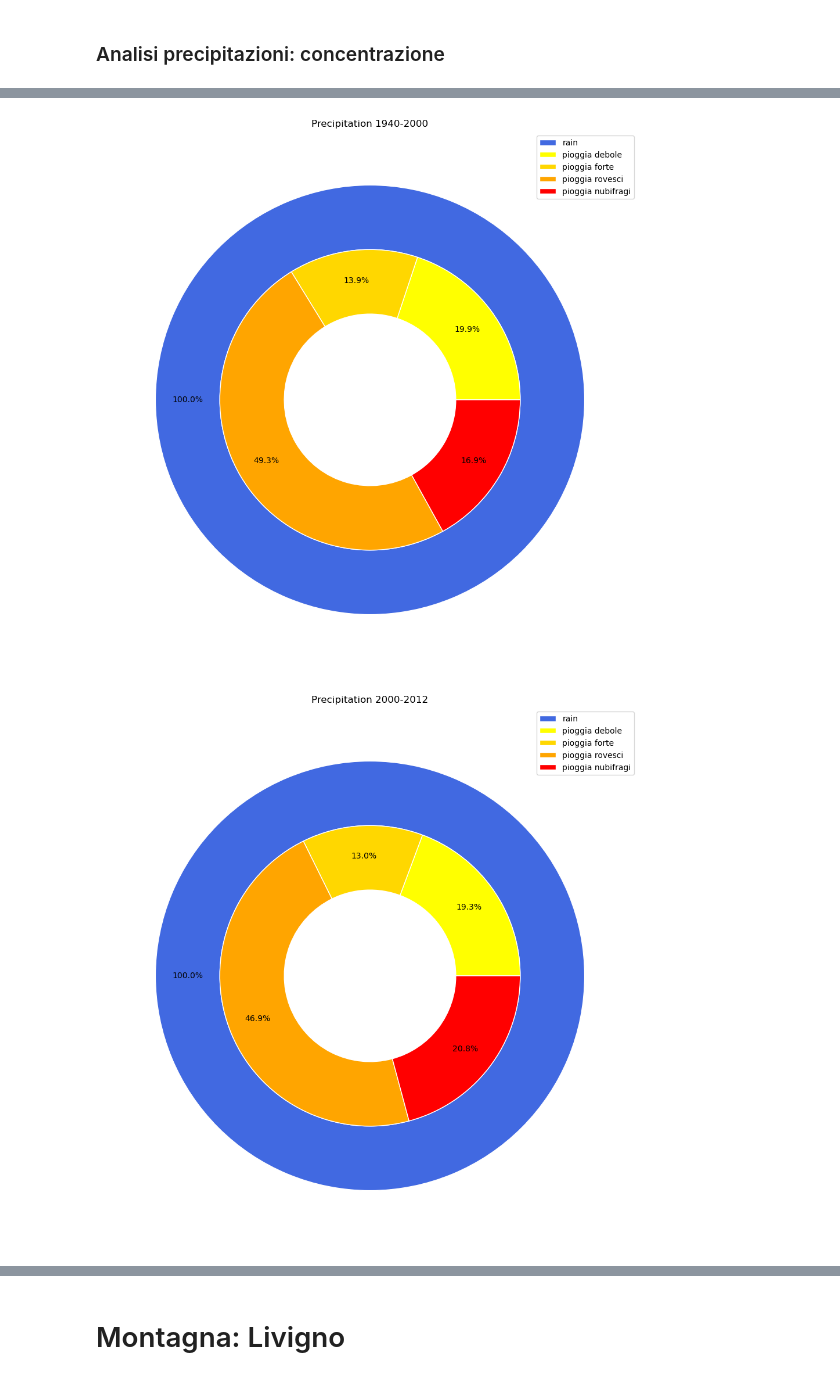
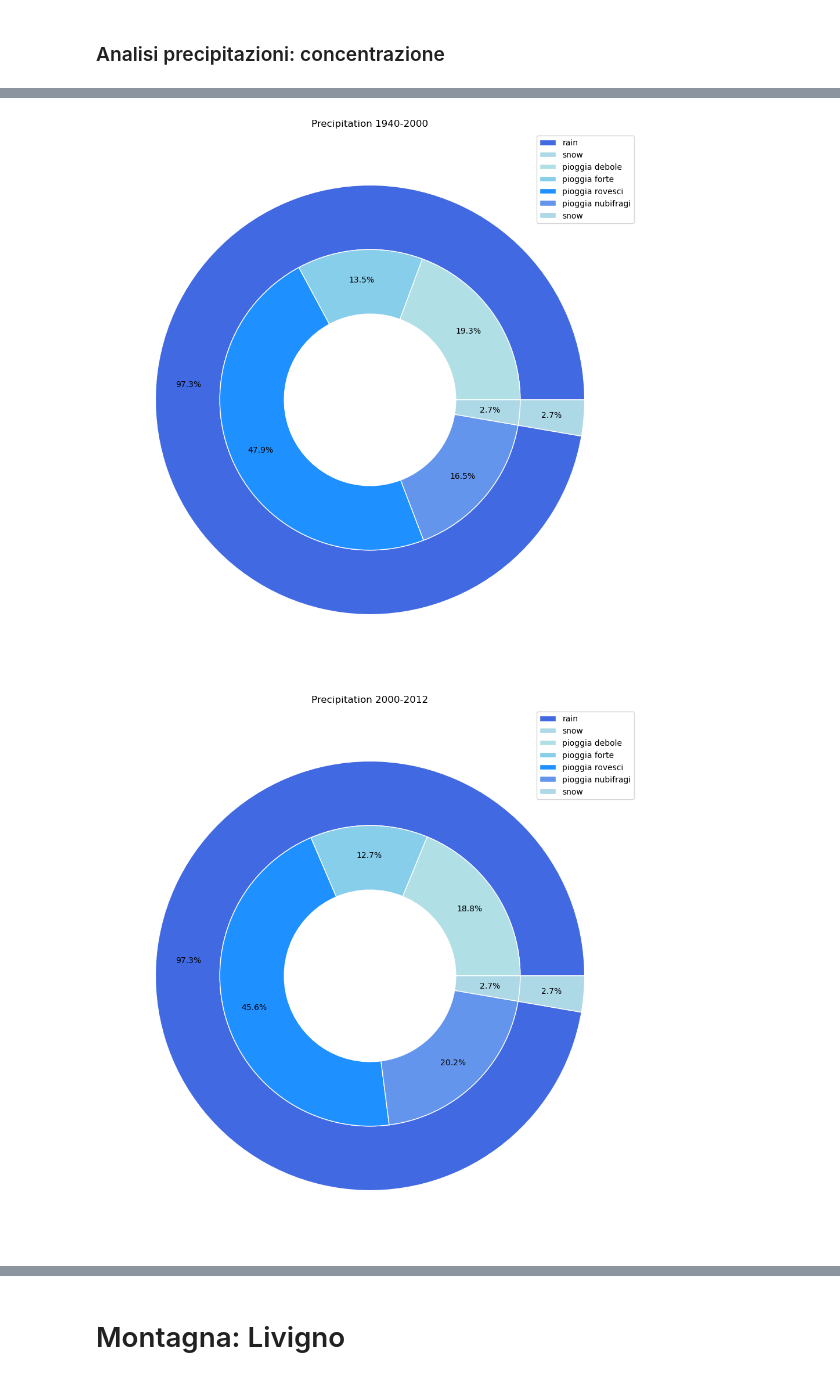
Before and after one commit to Favo02-unimi/visualizzazione-scientifica, a Jupyter notebook: climate.ipynb, the cells around one changed output, grey strips where cells are left out. Cells and saved outputs as stored; diff of their text form; code cells hidden in the pictures.

```diff
--- a/climate.ipynb
+++ b/climate.ipynb
@@ -671,5 +634,5 @@ Correlazione anno-indice di concentrazione 0.1452324873521919
 # %%
-precipitation_composition(weather, years, False)
+precipitation_composition(weather, years)
 # %% [output]
-[figure, old version]
+[figure, new version]
-[figure, old version]
+[figure, new version]
```
Also changed, not shown: parts of 32 cells of this notebook.
